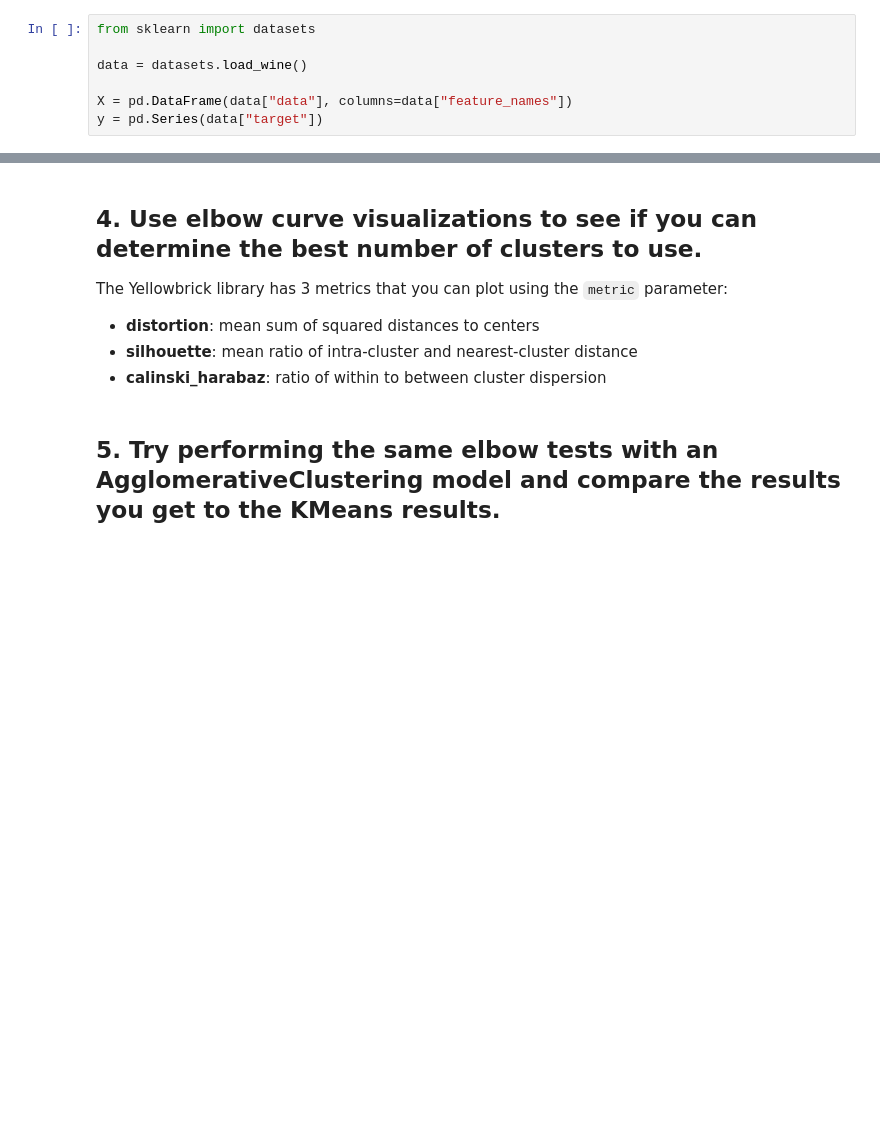
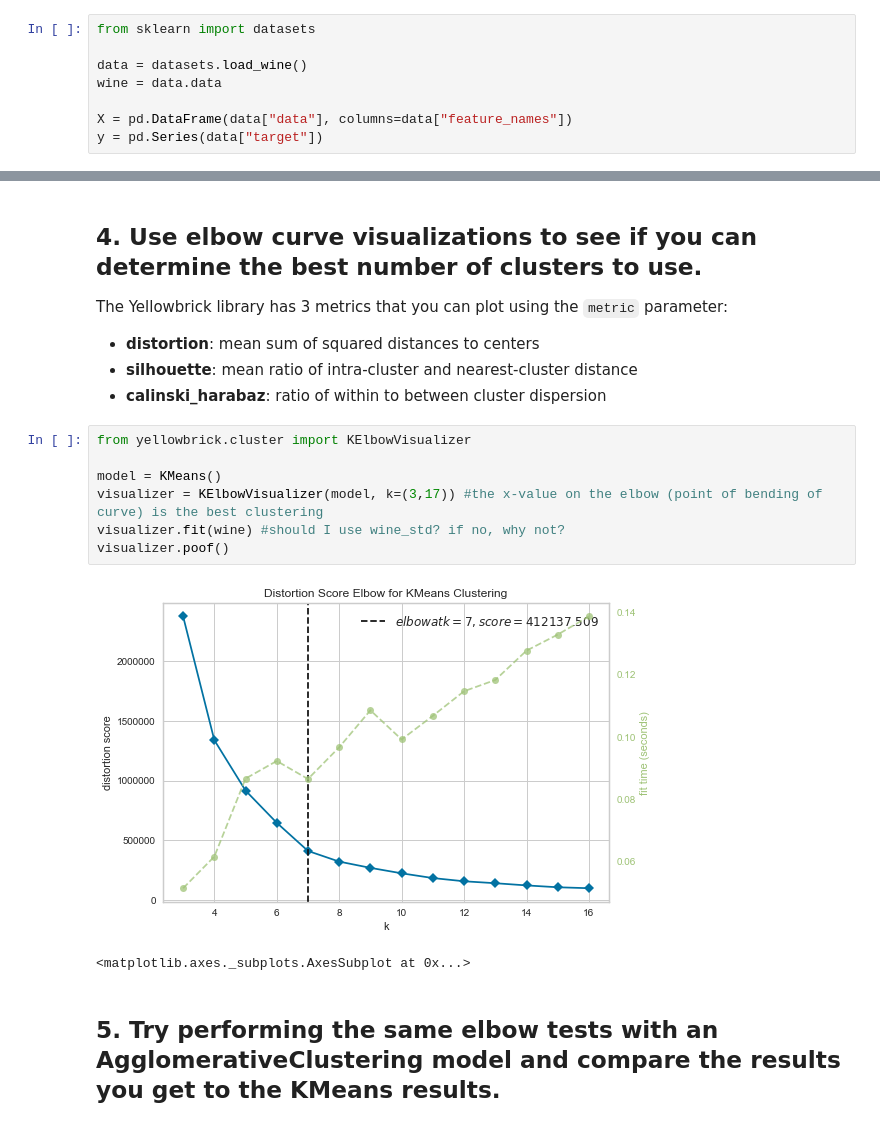
Before and after one commit to ta-data-lis/lab-learning-evaluation, a Jupyter notebook: your-code/main.ipynb, the cells around one changed output, grey strips where cells are left out. Drawn from its saved outputs; the diff is of its cells as text; blank space fills up the shorter version.

```diff
--- a/your-code/main.ipynb
+++ b/your-code/main.ipynb
@@ -10,6 +10,7 @@ import matplotlib.pyplot as plt
 from sklearn import datasets
 
 data = datasets.load_wine()
+wine = data.data
 
 X = pd.DataFrame(data["data"], columns=data["feature_names"])
 y = pd.Series(data["target"])
@@ -27,5 +74,15 @@ The Yellowbrick library has 3 metrics that you can plot using the `metric` param
 - **distortion**: mean sum of squared distances to centers
 - **silhouette**: mean ratio of intra-cluster and nearest-cluster distance
 - **calinski_harabaz**: ratio of within to between cluster dispersion
+# %%
+from yellowbrick.cluster import KElbowVisualizer
+
+model = KMeans()
+visualizer = KElbowVisualizer(model, k=(3,17)) #the x-value on the elbow (point of bending of curve) is the best clustering
+visualizer.fit(wine) #should I use wine_std? if no, why not?
+visualizer.poof()
+# %% [output]
+[figure, added]
+<matplotlib.axes._subplots.AxesSubplot at 0x...>
 # %% [markdown]
 ## 5. Try performing the same elbow tests with an AgglomerativeClustering model and compare the results you get to the KMeans results.
```
Also changed, not shown: parts of 14 cells of this notebook.
